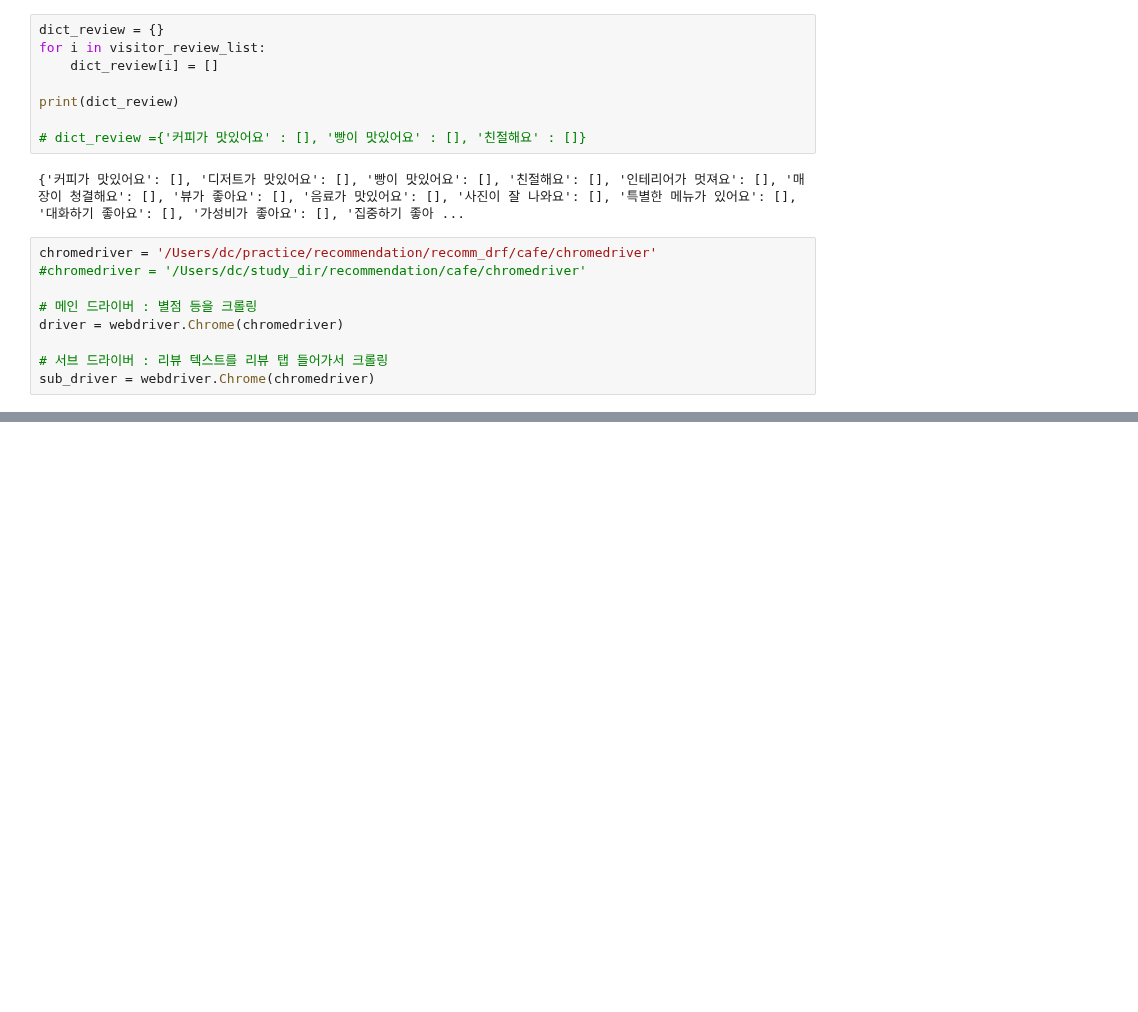
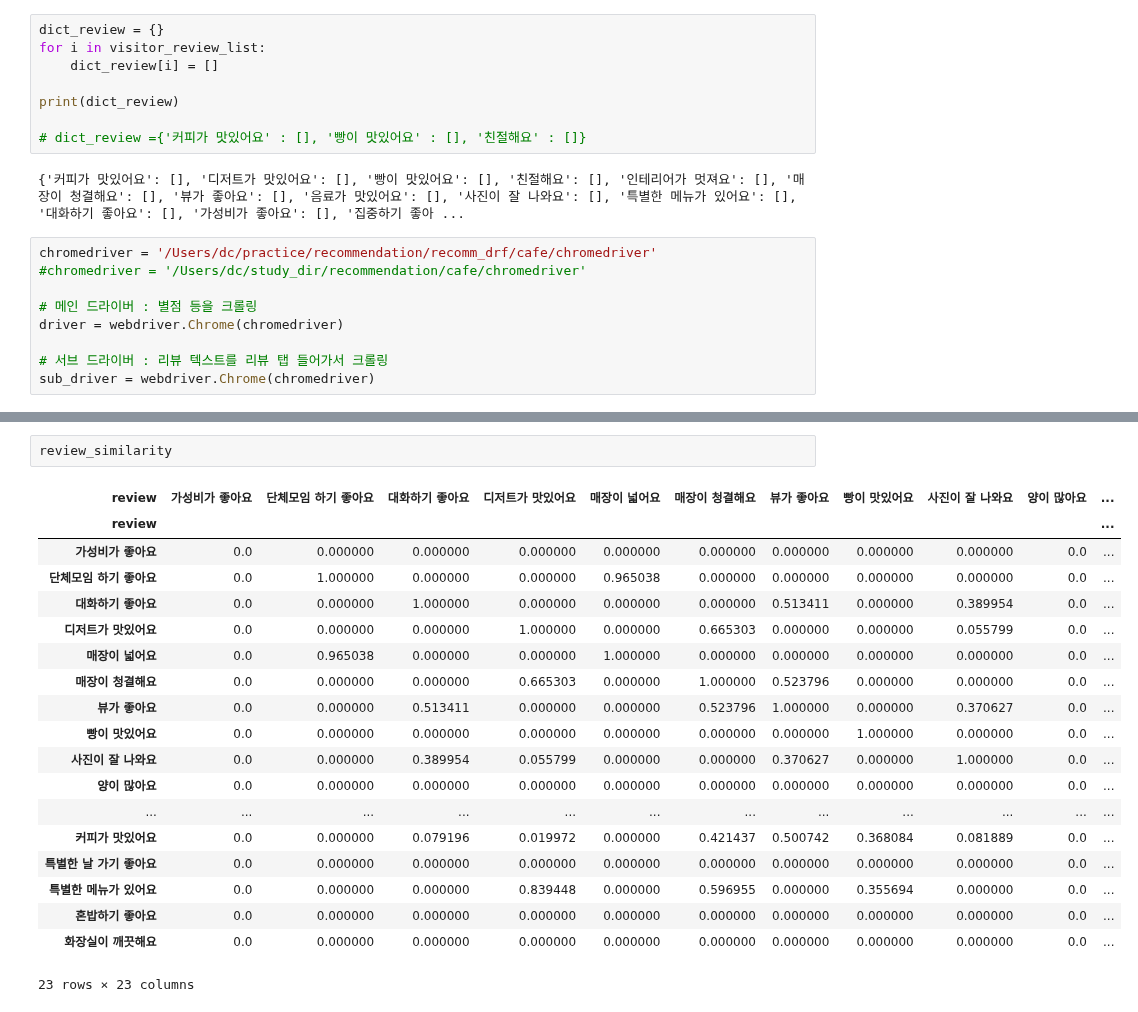
Before and after one commit to DongChanLee/recommendation, a Jupyter notebook: test_dataframe.ipynb, the cells around one changed output, grey strips where cells are left out. Cells and saved outputs as stored; diff of their text form; blank space fills up the shorter version.

```diff
--- a/test_dataframe.ipynb
+++ b/test_dataframe.ipynb
@@ -263,0 +532,22 @@ sub_driver = webdriver.Chrome(chromedriver)
+# %%
+review_similarity
+# %% [output]
+| review | 가성비가 좋아요 | 단체모임 하기 좋아요 | 대화하기 좋아요 | 디저트가 맛있어요 | 매장이 넓어요 | 매장이 청결해요 | 뷰가 좋아요 | 빵이 맛있어요 | 사진이 잘 나와요 | 양이 많아요 | ... |
+| review |  |  |  |  |  |  |  |  |  |  | ... |
+| 가성비가 좋아요 | 0.0 | 0.000000 | 0.000000 | 0.000000 | 0.000000 | 0.000000 | 0.000000 | 0.000000 | 0.000000 | 0.0 | ... |
+| 단체모임 하기 좋아요 | 0.0 | 1.000000 | 0.000000 | 0.000000 | 0.965038 | 0.000000 | 0.000000 | 0.000000 | 0.000000 | 0.0 | ... |
+| 대화하기 좋아요 | 0.0 | 0.000000 | 1.000000 | 0.000000 | 0.000000 | 0.000000 | 0.513411 | 0.000000 | 0.389954 | 0.0 | ... |
+| 디저트가 맛있어요 | 0.0 | 0.000000 | 0.000000 | 1.000000 | 0.000000 | 0.665303 | 0.000000 | 0.000000 | 0.055799 | 0.0 | ... |
+| 매장이 넓어요 | 0.0 | 0.965038 | 0.000000 | 0.000000 | 1.000000 | 0.000000 | 0.000000 | 0.000000 | 0.000000 | 0.0 | ... |
+| 매장이 청결해요 | 0.0 | 0.000000 | 0.000000 | 0.665303 | 0.000000 | 1.000000 | 0.523796 | 0.000000 | 0.000000 | 0.0 | ... |
+| 뷰가 좋아요 | 0.0 | 0.000000 | 0.513411 | 0.000000 | 0.000000 | 0.523796 | 1.000000 | 0.000000 | 0.370627 | 0.0 | ... |
+| 빵이 맛있어요 | 0.0 | 0.000000 | 0.000000 | 0.000000 | 0.000000 | 0.000000 | 0.000000 | 1.000000 | 0.000000 | 0.0 | ... |
+| 사진이 잘 나와요 | 0.0 | 0.000000 | 0.389954 | 0.055799 | 0.000000 | 0.000000 | 0.370627 | 0.000000 | 1.000000 | 0.0 | ... |
+| 양이 많아요 | 0.0 | 0.000000 | 0.000000 | 0.000000 | 0.000000 | 0.000000 | 0.000000 | 0.000000 | 0.000000 | 0.0 | ... |
+| ... | ... | ... | ... | ... | ... | ... | ... | ... | ... | ... | ... |
+| 커피가 맛있어요 | 0.0 | 0.000000 | 0.079196 | 0.019972 | 0.000000 | 0.421437 | 0.500742 | 0.368084 | 0.081889 | 0.0 | ... |
+| 특별한 날 가기 좋아요 | 0.0 | 0.000000 | 0.000000 | 0.000000 | 0.000000 | 0.000000 | 0.000000 | 0.000000 | 0.000000 | 0.0 | ... |
+| 특별한 메뉴가 있어요 | 0.0 | 0.000000 | 0.000000 | 0.839448 | 0.000000 | 0.596955 | 0.000000 | 0.355694 | 0.000000 | 0.0 | ... |
+| 혼밥하기 좋아요 | 0.0 | 0.000000 | 0.000000 | 0.000000 | 0.000000 | 0.000000 | 0.000000 | 0.000000 | 0.000000 | 0.0 | ... |
+| 화장실이 깨끗해요 | 0.0 | 0.000000 | 0.000000 | 0.000000 | 0.000000 | 0.000000 | 0.000000 | 0.000000 | 0.000000 | 0.0 | ... |
+23 rows × 23 columns
```
Also changed, not shown: parts of 38 cells of this notebook, 7 other files.
